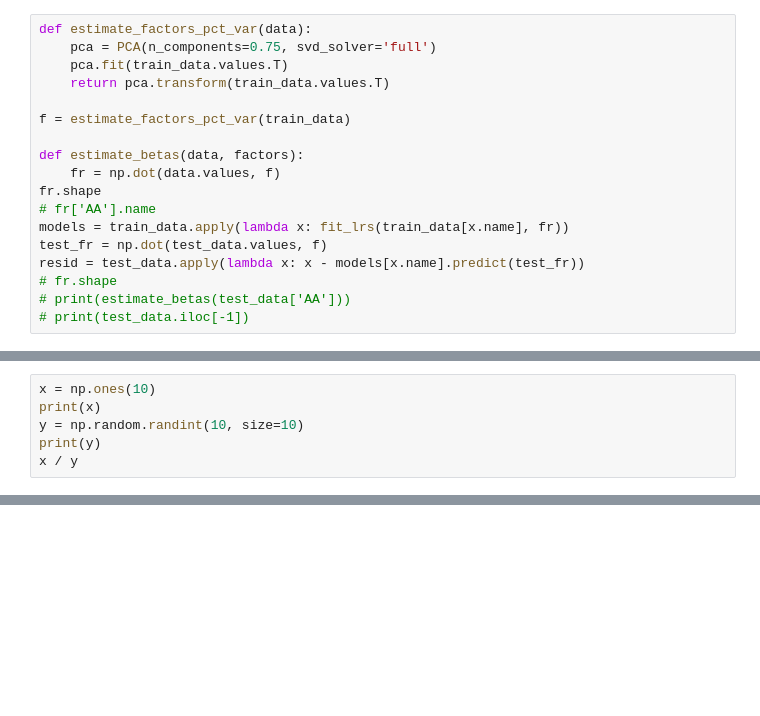
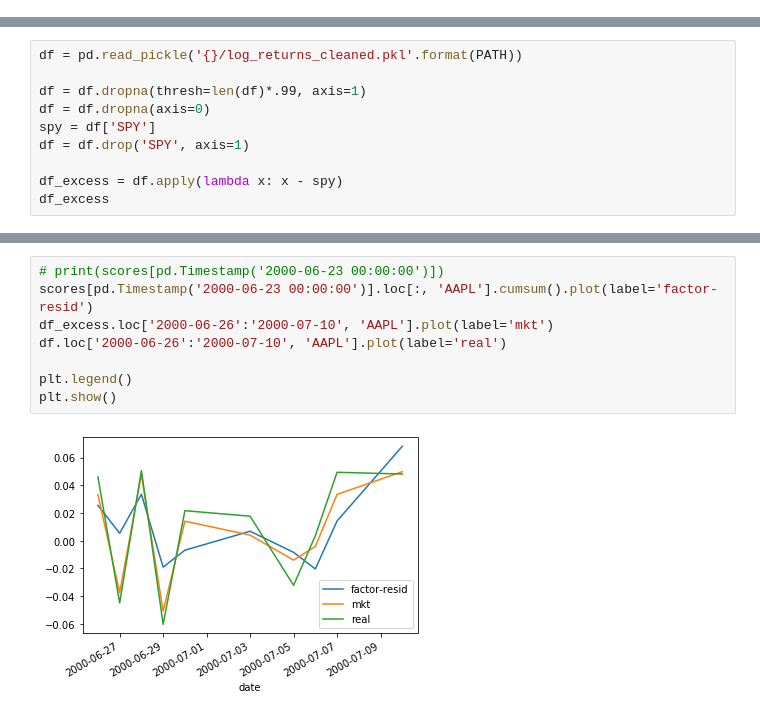
Before and after one commit to jase-clarkson/mini_1, a Jupyter notebook: stat_arb.ipynb, the cells around one changed output, grey strips where cells are left out. Cells and saved outputs as stored; diff of their text form; blank space fills up the shorter version.

```diff
--- a/stat_arb.ipynb
+++ b/stat_arb.ipynb
@@ -47,18 +16,0 @@ See the caveats in the documentation: http://pandas.pydata.org/pandas-docs/stabl
-# %%
-def estimate_factors_pct_var(data):
-    pca = PCA(n_components=0.75, svd_solver='full')
-    pca.fit(train_data.values.T)
-    return pca.transform(train_data.values.T)
-
-f = estimate_factors_pct_var(train_data)
-
-def estimate_betas(data, factors):
-    fr = np.dot(data.values, f)
-fr.shape
-# fr['AA'].name
-models = train_data.apply(lambda x: fit_lrs(train_data[x.name], fr))
-test_fr = np.dot(test_data.values, f)
-resid = test_data.apply(lambda x: x - models[x.name].predict(test_fr))
-# fr.shape
-# print(estimate_betas(test_data['AA']))
-# print(test_data.iloc[-1])
@@ -83,6 +16,0 @@ Length: 1024, dtype: object
-# %%
-x = np.ones(10)
-print(x)
-y = np.random.randint(10, size=10)
-print(y)
-x / y
@@ -93,0 +17,10 @@ array([0.14285714, 0.11111111, 0.125     , 0.33333333, 0.125     ,
+# %%
+df = pd.read_pickle('{}/log_returns_cleaned.pkl'.format(PATH))
+
+df = df.dropna(thresh=len(df)*.99, axis=1)
+df = df.dropna(axis=0)
+spy = df['SPY']
+df = df.drop('SPY', axis=1)
+
+df_excess = df.apply(lambda x: x - spy)
+df_excess
@@ -93,0 +122,10 @@ array([0.14285714, 0.11111111, 0.125     , 0.33333333, 0.125     ,
+# %%
+# print(scores[pd.Timestamp('2000-06-23 00:00:00')])
+scores[pd.Timestamp('2000-06-23 00:00:00')].loc[:, 'AAPL'].cumsum().plot(label='factor-resid')
+df_excess.loc['2000-06-26':'2000-07-10', 'AAPL'].plot(label='mkt')
+df.loc['2000-06-26':'2000-07-10', 'AAPL'].plot(label='real')
+
+plt.legend()
+plt.show()
+# %% [output]
+[figure, added]
```
Also changed, not shown: parts of 10 cells of this notebook, 5 other files.
